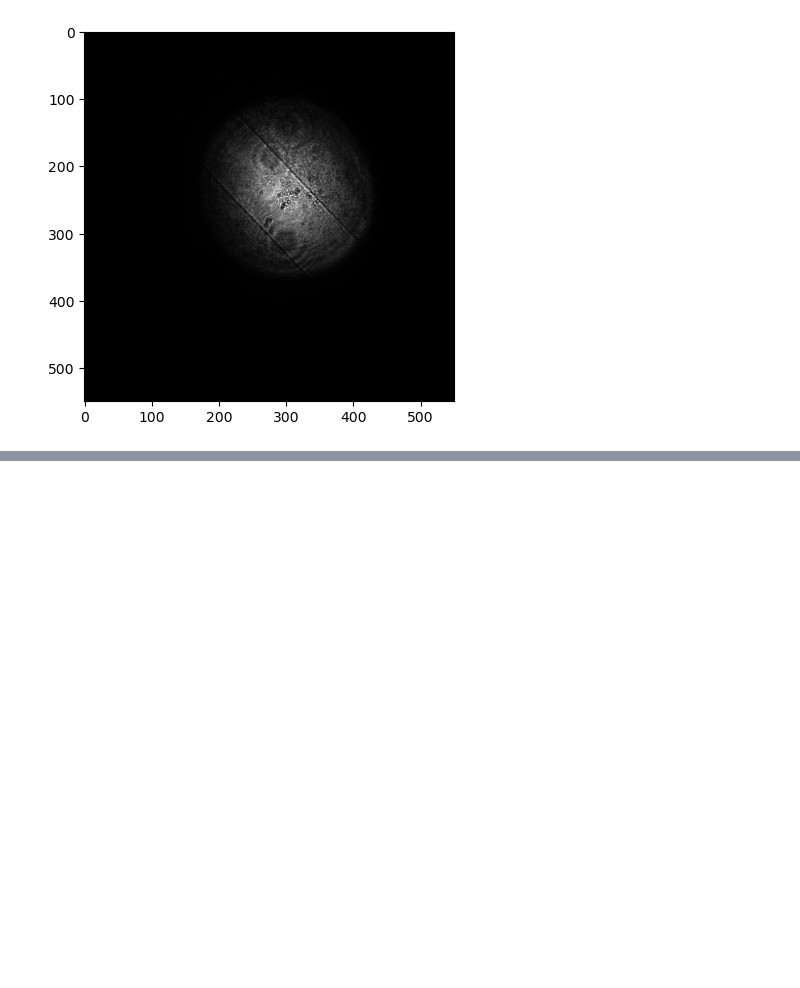
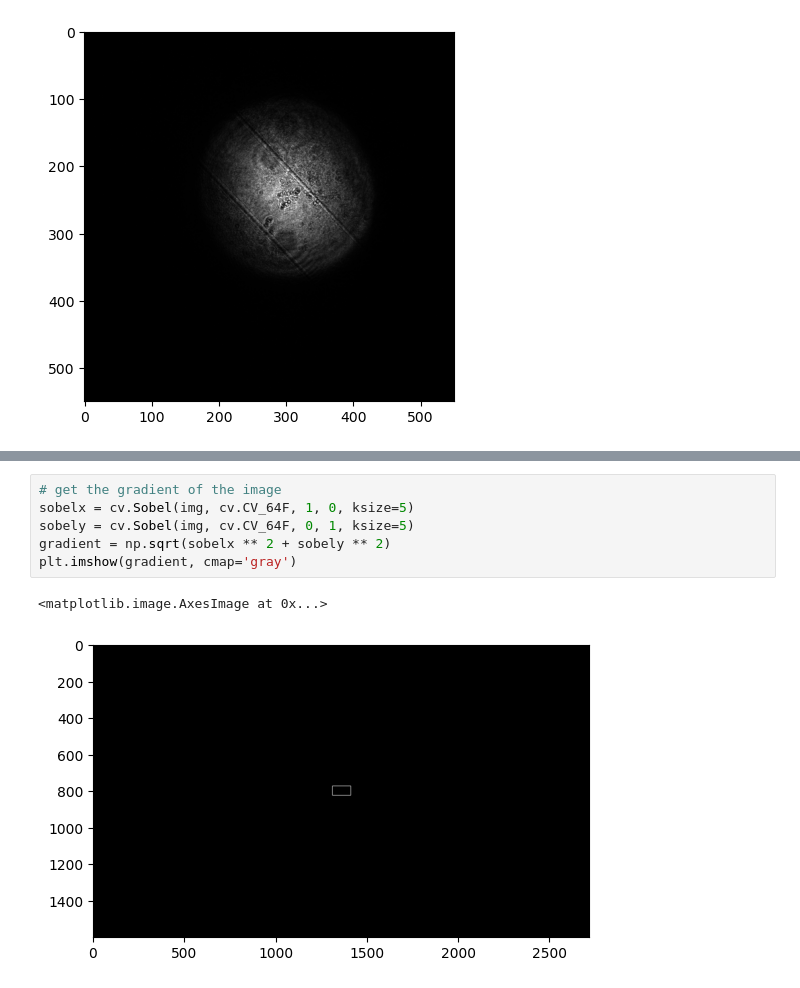
Before and after one commit to zhuyuezx/CSC494_holoprojector, a Jupyter notebook: Code/random.ipynb, the cells around one changed output, grey strips where cells are left out. Drawn from its saved outputs; the diff is of its cells as text; blank space fills up the shorter version.

```diff
--- a/Code/random.ipynb
+++ b/Code/random.ipynb
@@ -27,0 +37,9 @@ True
+# %%
+# get the gradient of the image
+sobelx = cv.Sobel(img, cv.CV_64F, 1, 0, ksize=5)
+sobely = cv.Sobel(img, cv.CV_64F, 0, 1, ksize=5)
+gradient = np.sqrt(sobelx ** 2 + sobely ** 2)
+plt.imshow(gradient, cmap='gray')
+# %% [output]
+<matplotlib.image.AxesImage at 0x...>
+[figure, added]
```
Also changed, not shown: parts of 2 cells of this notebook, 8 other files.
